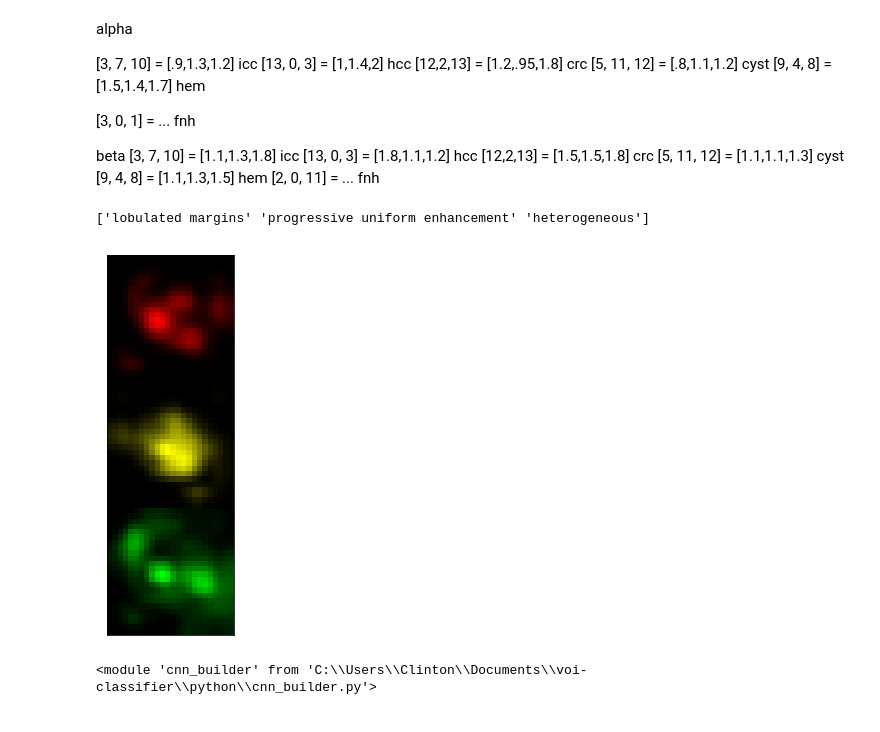
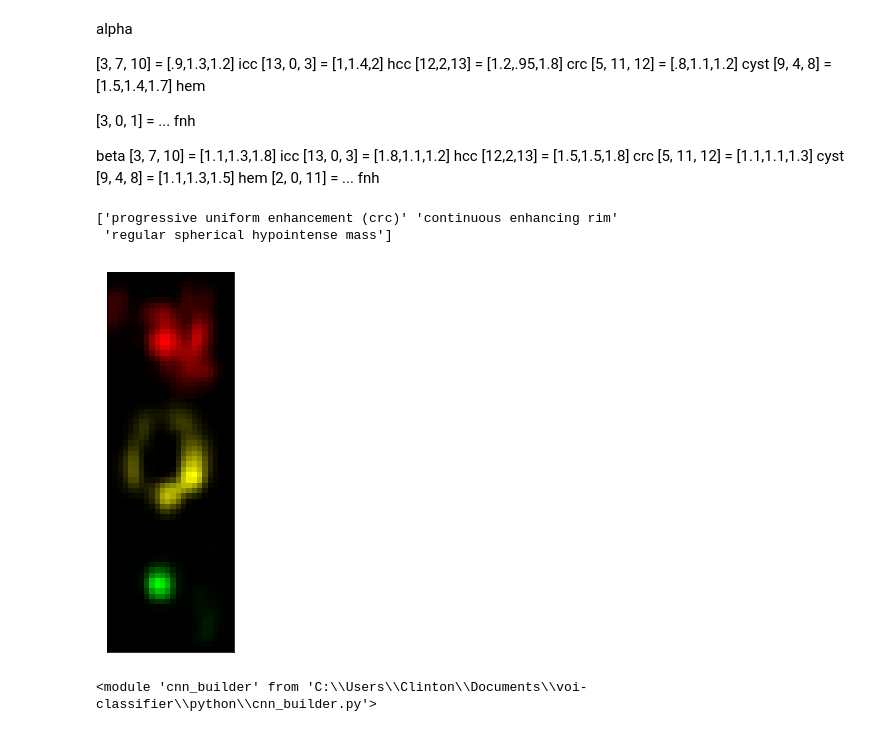
Before and after one commit to clintonjwang/voi-classifier, a Jupyter notebook: python/feature-vis.ipynb, the cells around one changed output. Cells and saved outputs as stored; diff of their text form; code cells hidden in the pictures.

```diff
--- a/python/feature-vis.ipynb
+++ b/python/feature-vis.ipynb
@@ -180,7 +180,7 @@ def get_spatial_overlap(w, f_c3_ch):
 
     return ch_weights2
 # %%
-cls = 'cholangio'
+cls = 'colorectal'
 cls_img_set = orig_data_dict[cls][0]
 
 #13010227_0 hcc
@@ -189,5 +189,5 @@ cls_img_set = orig_data_dict[cls][0]
 #12207268_0 cyst
 #13130745_0 hemangioma
 #E104189184_0 fnh
-list(orig_data_dict[cls][1]).index('11957947_0')
+list(orig_data_dict[cls][1]).index('12739056_2')
 # %% [output]
@@ -195,11 +195,9 @@ list(orig_data_dict[cls][1]).index('11957947_0')
 # %%
 #cls_activ_set = model_conv3_pre.predict(cls_img_set)
 
-img_id = 0
+img_id = 83
 x = cls_img_set[img_id]
 
-#h_ic = [model_conv1_pre.predict(np.expand_dims(np.rot90(x,r),0))[0] for r in range(4)]
-#h_ic = [model_conv2_pre.predict(np.expand_dims(np.rot90(x,r),0))[0] for r in range(4)]
 h_ic = [model_conv3_pre.predict(np.expand_dims(np.rot90(x,r),0))[0] for r in range(4)]
 h_ic += [model_conv3_pre.predict(np.expand_dims(np.flipud(np.rot90(x,r)),0))[0] for r in range(4)]
 h_ic += [model_conv3_pre.predict(np.expand_dims(np.fliplr(np.rot90(x,r)),0))[0] for r in range(4)]
@@ -208,8 +206,8 @@ for r in range(len(h_ic)):
     h_ic[r][h_ic[r] < 0] = 0
 
 h_ic_rot = [np.rot90(h_ic[r], 4-r) for r in range(4)] #rotated back into original frame
-h_ic_rot = [np.rot90(np.flipud(h_ic[r]), 4-r) for r in range(4,8)]
-h_ic_rot = [np.rot90(np.fliplr(h_ic[r]), 4-r) for r in range(8,12)]
+h_ic_rot += [np.rot90(np.flipud(h_ic[r]), 4-r) for r in range(4,8)]
+h_ic_rot += [np.rot90(np.fliplr(h_ic[r]), 4-r) for r in range(8,12)]
 
 h_ic_rot = np.array(h_ic_rot)
 test_neurons = h_ic_rot.mean(0)
@@ -218,9 +216,9 @@ print(list(zip(range(len(all_features)), all_features)))
 # %% [output]
 [(0, 'arterial enhancement'), (1, 'central scar'), (2, 'continuous enhancing rim'), (3, 'delayed isointensity'), (4, 'heterogeneous'), (5, 'homogeneous'), (6, 'hyperintense mass on delayed phase'), (7 ...
 # %%
-relevant_features = [9,12,4]
+relevant_features = [13,2,14]
 #[13,2,14] #colorectal, [16, 0, 4] #hcc, [4,9,12] #cholangio, [7, 14, 15] #cyst [1, 3, 0] #fnh # [6, 10, 11] #hemangioma
-img_dir = "D:\\feature_analysis\\cholangio"
+img_dir = "D:\\feature_analysis\\crc"
 if not exists(img_dir):
     os.makedirs(img_dir)
 
@@ -304,8 +303,8 @@ width = x.shape[0]
 overlaid_img_clr = np.zeros((width*3, x.shape[1], 3))
 overlaid_img = x - np.amin(x)
 
-high_window = [.7,.9,1] #relative intensity
-low_window = [0.07,0.15,0.05] #relative intensity
+high_window = [1,.7,1] #relative intensity
+low_window = [0.2,0.1,0.05] #relative intensity
 
 sal_map = get_saliency_map(W, test_neurons, num_rel_f)
 RGB = []
@@ -321,35 +320,36 @@ for f_num in range(num_rel_f):
     if bw:
         sal_map_f = overlaid_img[:,:,:,f_num]
         hi_thresh = sal_map_f.max()*1
         lo_thresh = sal_map_f.max()*0
         sal_map_f[sal_map_f > hi_thresh] = hi_thresh
         sal_map_f[sal_map_f < lo_thresh] = lo_thresh
         sal_map_f -= sal_map_f.min()
     RGB.append(sal_map_f[:,:,sal_map_f.shape[2]//2])
 
 overlaid_img_clr[:width,:,0] = RGB[0]
 overlaid_img_clr[width:width*2,:,0] = overlaid_img_clr[width:width*2,:,1] = RGB[1]
 overlaid_img_clr[width*2:,:,1] = RGB[2]
 
 overlaid_img_clr -= overlaid_img_clr.min() - 0
 overlaid_img_clr *= 1 / overlaid_img_clr.max()
 
 if bw:
     overlaid_img_clr = overlaid_img_clr.mean(-1)
     overlaid_img_clr = np.transpose(np.tile(overlaid_img_clr, (3,1,1)), (1,2,0))
 
 overlaid_img_clr[:width] *= 1 / overlaid_img_clr[:width].max()
 overlaid_img_clr[width:width*2] *= 1 / overlaid_img_clr[width:width*2].max()
 overlaid_img_clr[width*2:] *= 1 / overlaid_img_clr[width*2:].max()
 
 fig = plt.imshow(overlaid_img_clr)
 fig.get_figure().set_figheight(7)
 fig.axes.get_xaxis().set_visible(False)
 fig.axes.get_yaxis().set_visible(False)
 print(np.array(all_features)[relevant_features])
 # %% [output]
-['lobulated margins' 'progressive uniform enhancement' 'heterogeneous']
+['progressive uniform enhancement (crc)' 'continuous enhancing rim'
+ 'regular spherical hypointense mass']
-[figure, old version]
+[figure, new version]
 # %%
 from skimage.transform import rescale, resize
 fixed_width = 100
```
Also changed, not shown: parts of 28 cells of this notebook, 1 other file.
